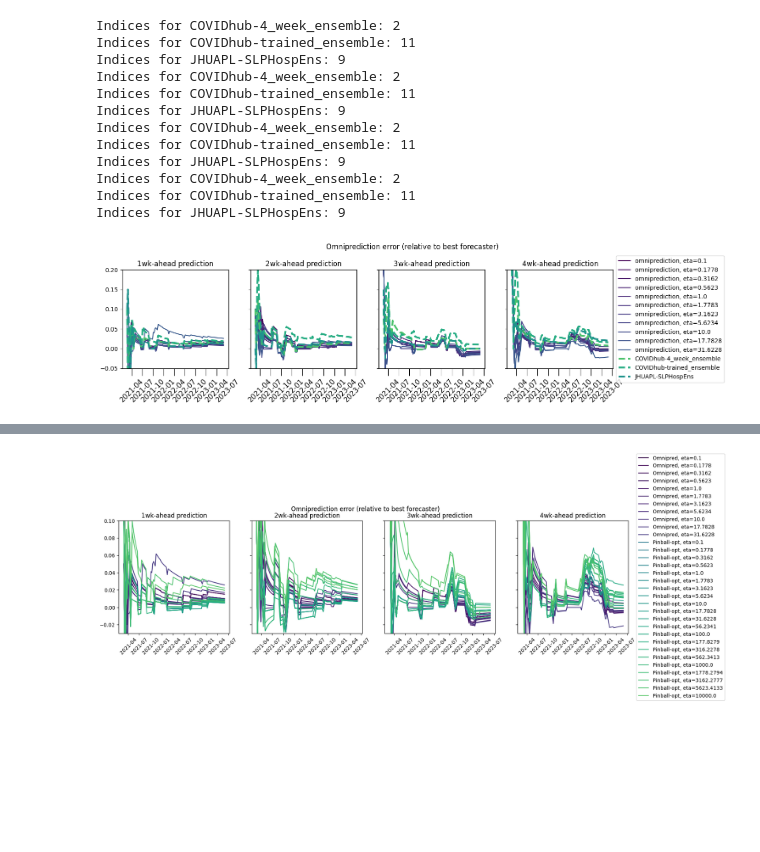
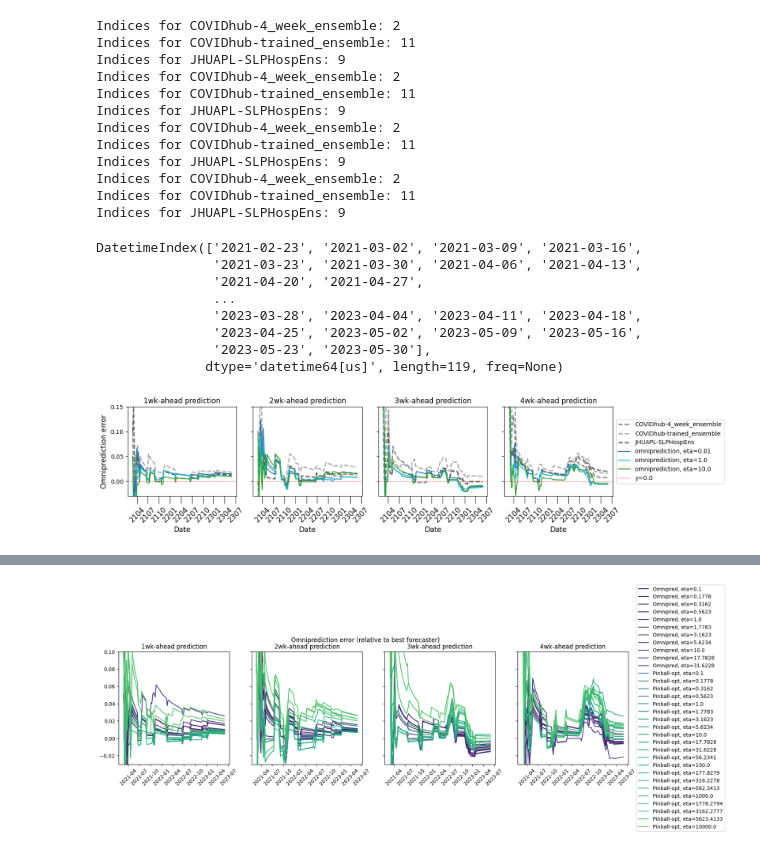
Before and after one commit to hysk79/omni-quantile, a Jupyter notebook: src/covid_hosp_weekly_v2.ipynb, the cells around one changed output, grey strips where cells are left out. Saved outputs shown, nothing was run; the diff lists cells and outputs as text; code cells hidden in the pictures; blank space fills up the shorter version.

```diff
--- a/src/covid_hosp_weekly_v2.ipynb
+++ b/src/covid_hosp_weekly_v2.ipynb
@@ -70,7 +70,7 @@ alpha_list_here = alpha_list
 # %%
 ####################################
 no_ens = True
-eta_list = np.round(np.power(10, np.arange(-1, 1.6, 0.25)), 4)
+eta_list = np.round(np.power(10, np.arange(-2.5, 1.6, 0.25)), 4)
 ####################################
 
 forecasts_dict_to_use = forecasts_wo_ens_dict if no_ens else forecasts_dict
@@ -177,50 +123,73 @@ Indices for JHUAPL-SLPHospEns: 9
 Indices for COVIDhub-4_week_ensemble: 2
 Indices for COVIDhub-trained_ensemble: 11
 Indices for JHUAPL-SLPHospEns: 9
+# %%
+dates_list
+# %% [output]
+DatetimeIndex(['2021-02-23', '2021-03-02', '2021-03-09', '2021-03-16',
+               '2021-03-23', '2021-03-30', '2021-04-06', '2021-04-13',
+               '2021-04-20', '2021-04-27',
+               ...
+               '2023-03-28', '2023-04-04', '2023-04-11', '2023-04-18',
+               '2023-04-25', '2023-05-02', '2023-05-09', '2023-05-16',
+               '2023-05-23', '2023-05-30'],
+              dtype='datetime64[us]', length=119, freq=None)
 # %%
 from utils import color_func
+import matplotlib.dates as mdates
 dates_list = pd.to_datetime(d['dates_list'])
 T = len(dates_list)
 
 def exp_name_string_ql_pb(w, eta, round_Y_F, suffix=''):
     return f"wk{w}_eta{decimal_to_str(eta)}{'_orig' if not round_Y_F else ''}{suffix}"
 
-eta_list = np.round(np.power(10, np.arange(-1, 1.6, 0.25)), 4)
+eta_list = np.round(np.power(10, np.arange(-2.5, 1.6, 0.25)), 4)
+eta_list_small = np.round(np.power(10, [-2.0, 0.0, 1.0]), 4)
 
-ens_colors = [color_func(40,35), color_func(40,30), color_func(40, 25)]
-fig, ax = plt.subplots(1, 4, figsize=(15, 4), sharey='row')
+ens_colors = ['#7f7f7f', '#a6a6a6', '#595959']
+eta_colors = ['#1f77b4', '#17becf', '#2ca02c']
+
+
+fig, ax = plt.subplots(1, 4, figsize=(15, 3.5), sharey='row')
+ax[0].set_ylabel('Omniprediction error', fontsize=12)
 for w in range(1,5):
+    ax[w-1].set_xlabel('Date', fontsize=12)
+    ax[w-1].xaxis.set_major_formatter(mdates.DateFormatter('%y%m'))
+    results = pickle.load(open(f"{SAVE_DIR}/results_{exp_name_string_v2(w, 1.0, '_noens')}.pkl", 'rb'))
+    bfst = results['best_forecaster_score_trace']
+
     ens_results = pickle.load(open(f"../results/{SAVE_DIR}/wk{w}_ens_results.pkl", 'rb'))
+    for eix, e_name in enumerate(ens_results['ens_names']):
+        ens_omni_rel_trace = (ens_results['ens_score_trace'][:,eix] - bfst)
+        ax[w-1].plot(dates_list, ens_omni_rel_trace, linewidth=2, color=ens_colors[eix], linestyle='--', label=e_name)
+
     pinball_omni_trace_min_max = np.array([[np.inf]*T, [-np.inf]*T])
-    for ie, eta_mult in enumerate(eta_list):
+    for ie, eta_mult in enumerate(eta_list_small):
         exp_name = exp_name_string_v2(w, eta_mult, '_noens')
         results = pickle.load(open(f"{SAVE_DIR}/results_{exp_name}.pkl", 'rb'))
+        omni_rel_trace = (results['omni_score_trace'] - bfst)
+        ax[w-1].plot(dates_list, omni_rel_trace, color=eta_colors[ie], label=f'omniprediction, eta={eta_mult}')
 
-        bfst = results['best_forecaster_score_trace']
-        omni_rel_trace = (results['omni_score_trace'] - bfst)
-        ax[w-1].plot(dates_list, omni_rel_trace, color=color_func(30, ie), label=f'omniprediction, eta={eta_mult}')
-
-    for eix, e_name in enumerate(ens_results['ens_names']):
-        ens_omni_rel_trace = (ens_results['ens_score_trace'][:,eix] - bfst)
-        ax[w-1].plot(dates_list, ens_omni_rel_trace, linewidth=3, color=ens_colors[eix], linestyle='--', label=e_name)
+    ax[w-1].axhline(0, color='red', linewidth=1, linestyle=':', label='y=0.0')
 
     # for eta_mult in np.round(np.power(10, np.arange(-1, 3.6, 0.25)), 4):
     #     results = pickle.load(open(f"../results/hosp0315_weekly_ql_pb/results_{exp_name_string_ql_pb(w, eta_mult, True)}.pkl", 'rb'))
     #     pinball_omni_trace_min_max[0] = np.minimum(pinball_omni_trace_min_max[0], results['pinball_omni_score_trace']-bfst)
     #     pinball_omni_trace_min_max[1] = np.maximum(pinball_omni_trace_min_max[1], results['pinball_omni_score_trace']-bfst)
 
     # ax[w-1].fill_between(dates_list, pinball_omni_trace_min_max[0], pinball_omni_trace_min_max[1], color='gray', alpha=0.5, label='Pinball-opt')
 
-    ax[w-1].set_ylim(-0.05, 0.2)
+
+    ax[w-1].set_ylim(-0.03, 0.15)
 
     # ax[w-1].set_ylim(-0.05, 0.2)
     ax[w-1].tick_params(axis='x', labelrotation=45, labelsize=12, size=12)
     if w == 4:
         ax[w-1].legend(loc='center left', bbox_to_anchor=(1, 0.5))
     ax[w-1].set_title(f'{w}wk-ahead prediction')
 
-fig.suptitle('Omniprediction error (relative to best forecaster)')
+# fig.suptitle('Omniprediction error (relative to best forecaster)')
 fig.tight_layout()
 plt.show()
 # %% [output]
-[figure, old version]
+[figure, new version]
```
Also changed, not shown: parts of 2 cells of this notebook, 6 other files.
